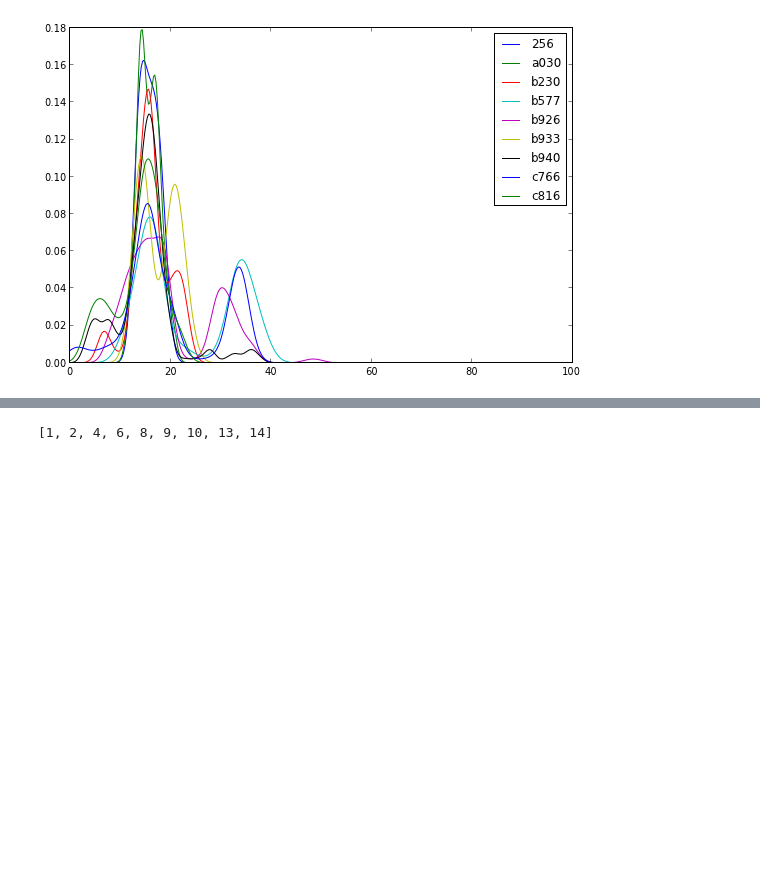
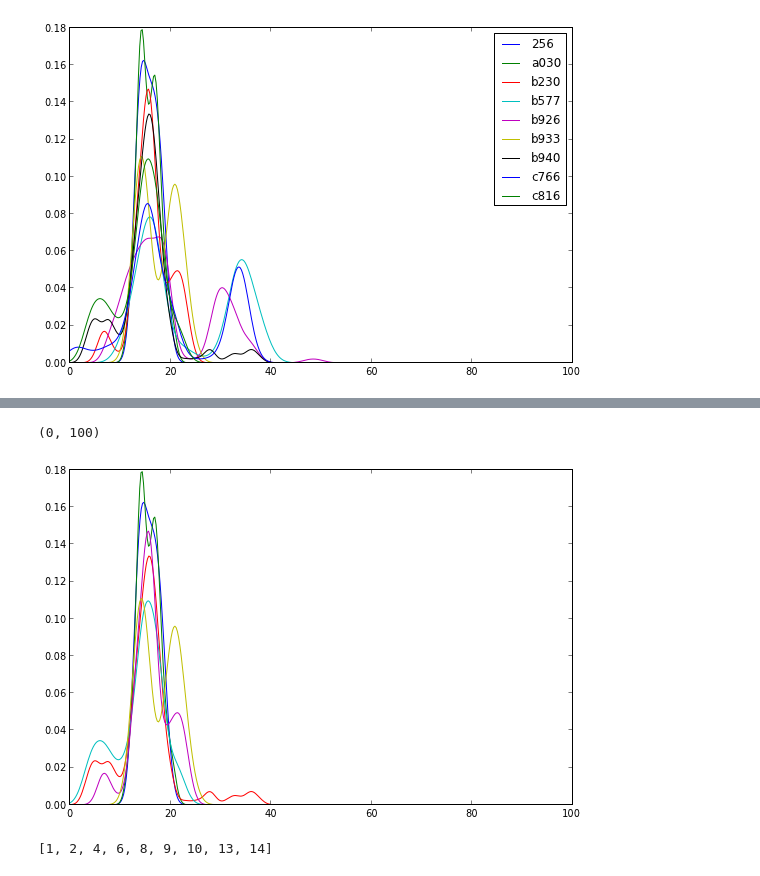
Before and after one commit to hilaryjoyce/smfs-data-analysis, a Jupyter notebook: cluster testing.ipynb, the cells around one changed output, grey strips where cells are left out. Drawn from its saved outputs; the diff is of its cells as text; code cells hidden in the pictures; blank space fills up the shorter version.

```diff
--- a/cluster testing.ipynb
+++ b/cluster testing.ipynb
@@ -64,3 +91,12 @@ legend(cl.list_curve_names())
+# %%
+i=0
+for Lc_density in sub_Lc_density_right:
+    plot(Lc_density[0]+sub_in_shifts_right[i]-av_shift, Lc_density[1])
+    i = i+1
+xlim(0,100)
+# %% [output]
+(0, 100)
+[figure, added]
 # %%
 import scipy.cluster.hierarchy as hier
 # %%
```
Also changed, not shown: parts of 6 cells of this notebook, 1 other file.
